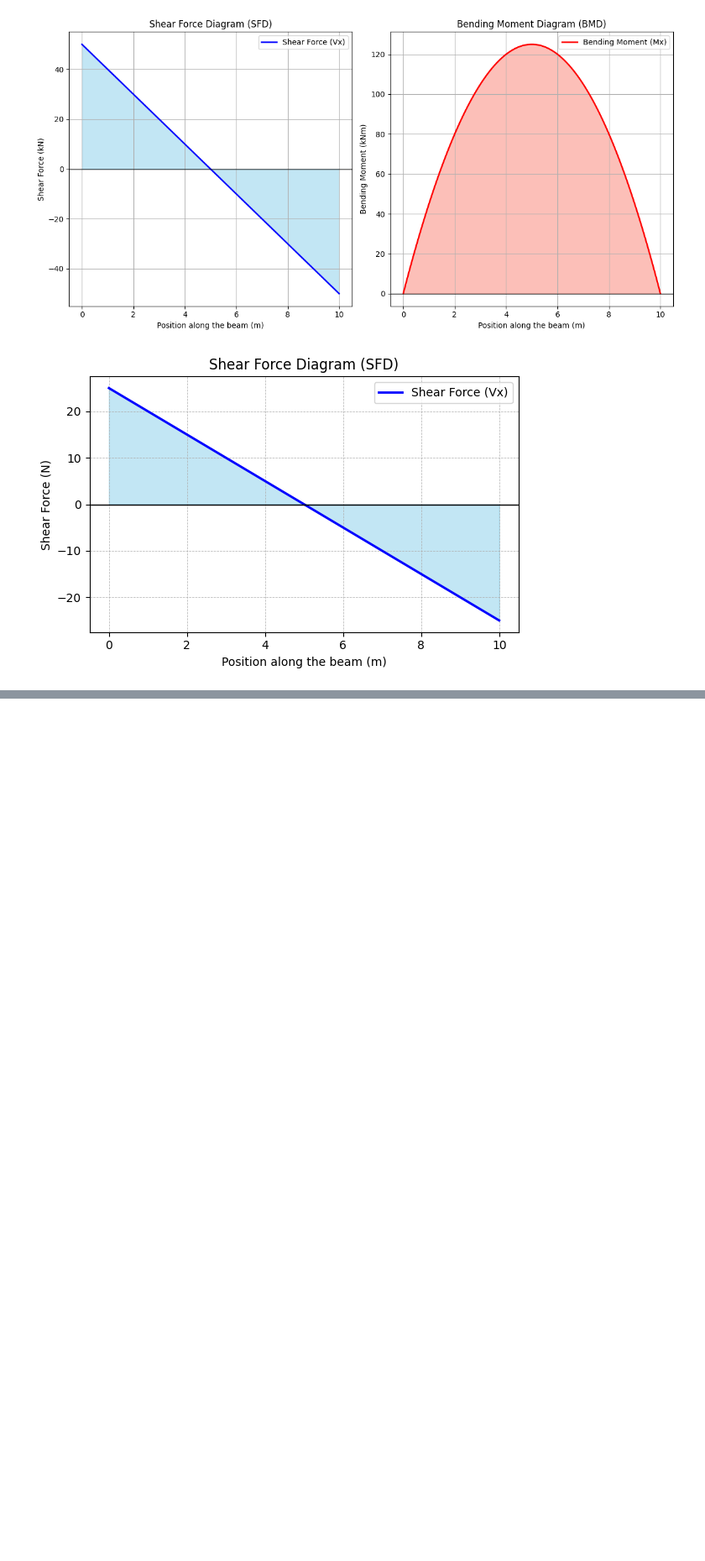
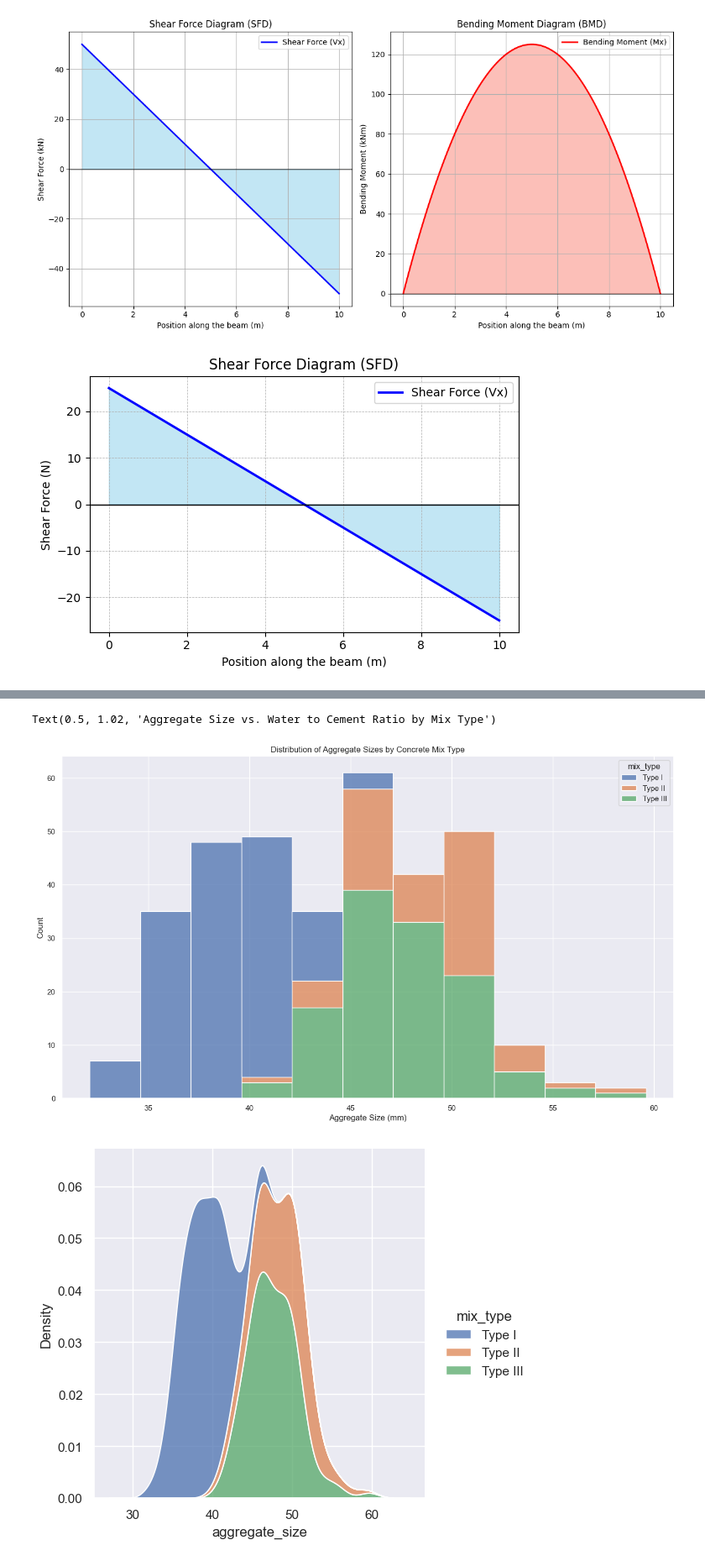
Before and after one commit to joreilly86/Engineering-Fundamentals, a Jupyter notebook: Structural/beam_formulas.ipynb, the cells around one changed output, grey strips where cells are left out. Shown at 84% size. Drawn from its saved outputs; the diff is of its cells as text; code cells hidden in the pictures; blank space fills up the shorter version.

```diff
--- a/Structural/beam_formulas.ipynb
+++ b/Structural/beam_formulas.ipynb
@@ -206,0 +262,28 @@ plt.savefig(__file__.split(".py")[0] + ".svg")
+# %%
+import seaborn as sns
+import matplotlib.pyplot as plt
+
+# Set default figure size to 4.5x8 inches for a 9:16 aspect ratio
+plt.rcParams['figure.figsize'] = (16, 9)
+
+# Assuming concrete_properties is our modified dataset
+sns.histplot(data=concrete_properties, x="aggregate_size", hue="mix_type", multiple="stack")
+
+
+# Customization:
+plt.xlabel("Aggregate Size (mm)")
+plt.ylabel("Count")
+plt.title("Distribution of Aggregate Sizes by Concrete Mix Type")
+
+sns.displot(data=concrete_properties, x="aggregate_size", hue="mix_type", multiple="stack", kind="kde")
+
+sns.jointplot(data=concrete_properties, x="aggregate_size", y="water_to_cement_ratio", hue="mix_type")
+
+# Customization for jointplot:
+plt.xlabel("Aggregate Size (mm)")
+plt.ylabel("Water to Cement Ratio")
+plt.suptitle("Aggregate Size vs. Water to Cement Ratio by Mix Type", y=1.02)  # Adjusting title position
+# %% [output]
+Text(0.5, 1.02, 'Aggregate Size vs. Water to Cement Ratio by Mix Type')
+[figure, added]
+[figure, added]
```
Also changed, not shown: parts of 7 cells of this notebook, 3 other files.
